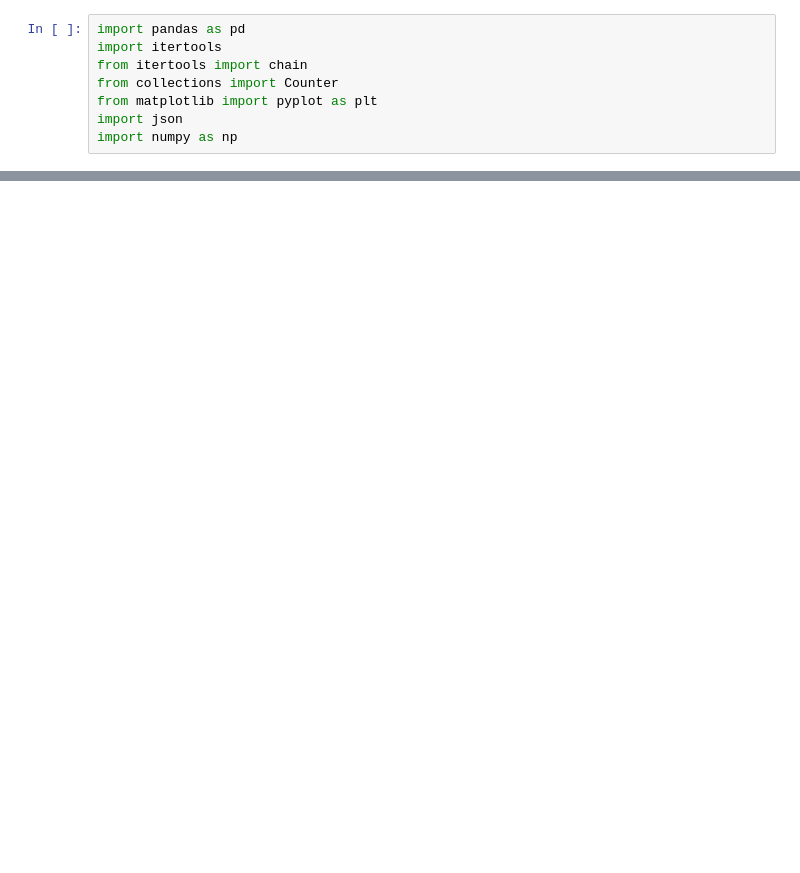
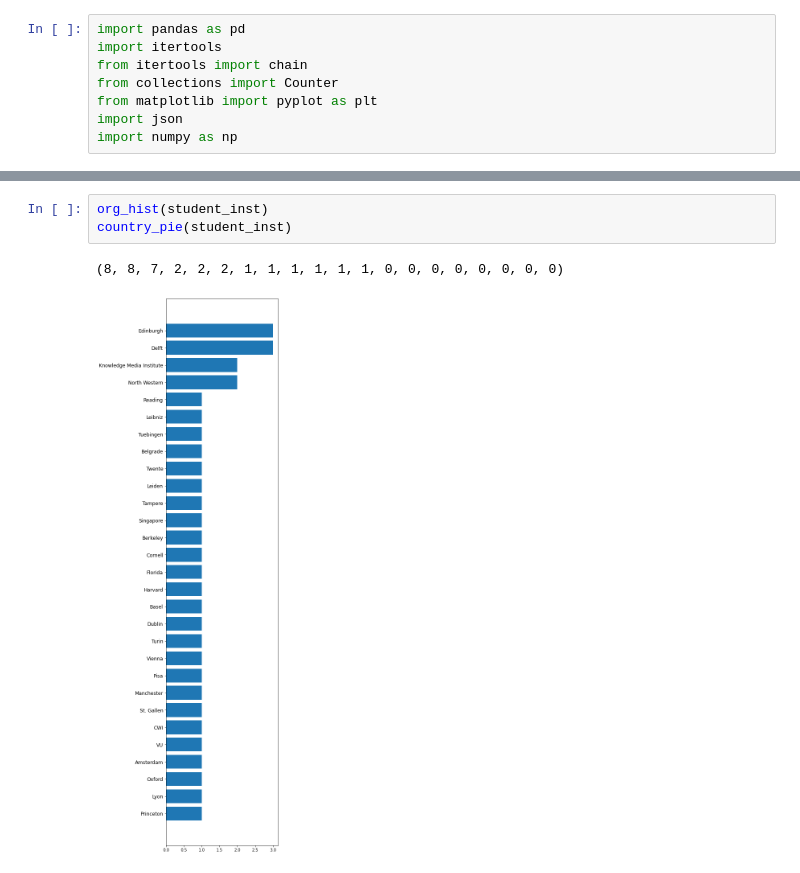
Before and after one commit to anitavero/aies2022, a Jupyter notebook: aies_stats.ipynb, the cells around one changed output, grey strips where cells are left out. Drawn from its saved outputs; the diff is of its cells as text; blank space fills up the shorter version.

```diff
--- a/aies_stats.ipynb
+++ b/aies_stats.ipynb
@@ -65,0 +80,6 @@ plt.show()
+# %%
+org_hist(student_inst)
+country_pie(student_inst)
+# %% [output]
+(8, 8, 7, 2, 2, 2, 1, 1, 1, 1, 1, 1, 0, 0, 0, 0, 0, 0, 0, 0)
+[figure, added]
```
Also changed, not shown: parts of 11 cells of this notebook, 3 other files.
